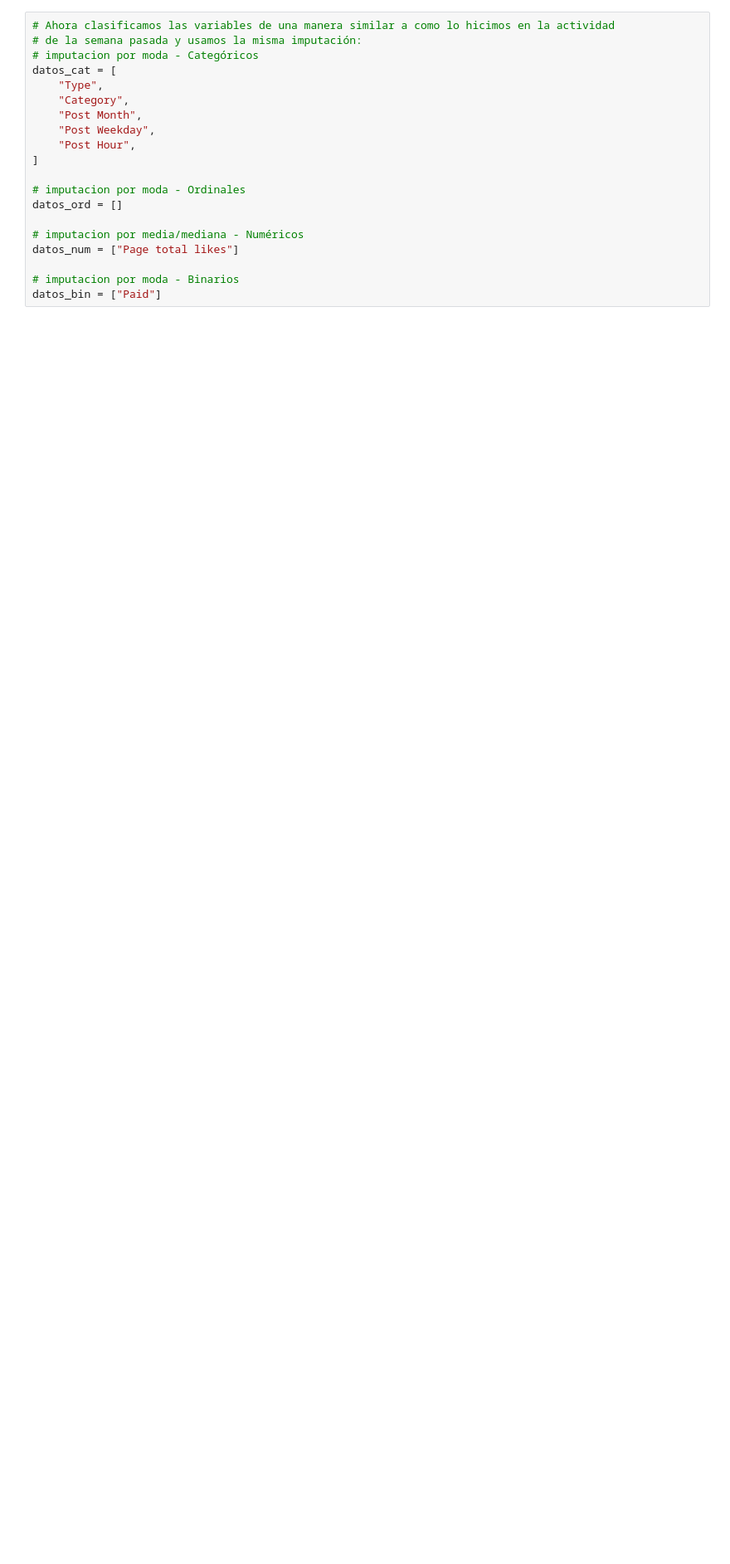
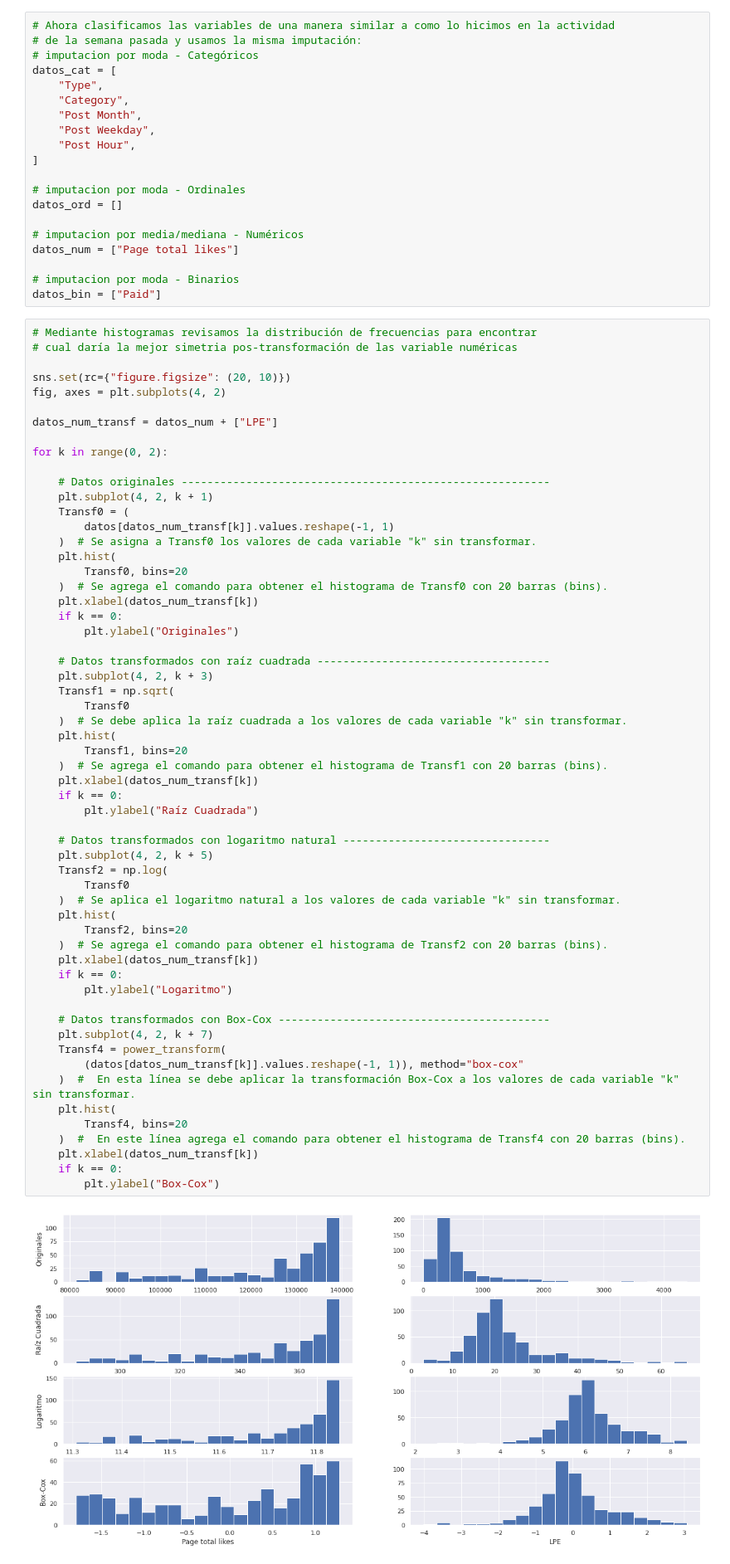
Before and after one commit to Edgar-IAH/IA-Grupo-45, a Jupyter notebook: Semana_7/Redneuronal_Equipo45.ipynb, the cells around one changed output. Shown at 83% size. Saved outputs shown, nothing was run; the diff lists cells and outputs as text; blank space fills up the shorter version.

```diff
--- a/Semana_7/Redneuronal_Equipo45.ipynb
+++ b/Semana_7/Redneuronal_Equipo45.ipynb
@@ -409,6 +410,66 @@ datos_num = ["Page total likes"]
 
 # imputacion por moda - Binarios
 datos_bin = ["Paid"]
+# %%
+# Mediante histogramas revisamos la distribución de frecuencias para encontrar
+# cual daría la mejor simetria pos-transformación de las variable numéricas
+
+sns.set(rc={"figure.figsize": (20, 10)})
+fig, axes = plt.subplots(4, 2)
+
+datos_num_transf = datos_num + ["LPE"]
+
+for k in range(0, 2):
+
+    # Datos originales ---------------------------------------------------------
+    plt.subplot(4, 2, k + 1)
+    Transf0 = (
+        datos[datos_num_transf[k]].values.reshape(-1, 1)
+    )  # Se asigna a Transf0 los valores de cada variable "k" sin transformar.
+    plt.hist(
+        Transf0, bins=20
+    )  # Se agrega el comando para obtener el histograma de Transf0 con 20 barras (bins).
+    plt.xlabel(datos_num_transf[k])
+    if k == 0:
+        plt.ylabel("Originales")
+
+    # Datos transformados con raíz cuadrada ------------------------------------
+    plt.subplot(4, 2, k + 3)
+    Transf1 = np.sqrt(
+        Transf0
+    )  # Se debe aplica la raíz cuadrada a los valores de cada variable "k" sin transformar.
+    plt.hist(
+        Transf1, bins=20
+    )  # Se agrega el comando para obtener el histograma de Transf1 con 20 barras (bins).
+    plt.xlabel(datos_num_transf[k])
+    if k == 0:
+        plt.ylabel("Raíz Cuadrada")
+
+    # Datos transformados con logaritmo natural --------------------------------
+    plt.subplot(4, 2, k + 5)
+    Transf2 = np.log(
+        Transf0
+    )  # Se aplica el logaritmo natural a los valores de cada variable "k" sin transformar.
+    plt.hist(
+        Transf2, bins=20
+    )  # Se agrega el comando para obtener el histograma de Transf2 con 20 barras (bins).
+    plt.xlabel(datos_num_transf[k])
+    if k == 0:
+        plt.ylabel("Logaritmo")
+
+    # Datos transformados con Box-Cox ------------------------------------------
+    plt.subplot(4, 2, k + 7)
+    Transf4 = power_transform(
+        (datos[datos_num_transf[k]].values.reshape(-1, 1)), method="box-cox"
+    )  #  En esta línea se debe aplicar la transformación Box-Cox a los valores de cada variable "k" sin transformar.
+    plt.hist(
+        Transf4, bins=20
+    )  #  En este línea agrega el comando para obtener el histograma de Transf4 con 20 barras (bins).
+    plt.xlabel(datos_num_transf[k])
+    if k == 0:
+        plt.ylabel("Box-Cox")
+# %% [output]
+[figure, added]
 # %%
 #Observamos los conteos por cada clase para todas las variables
 for c in datos_cat+datos_bin:
```
Also changed, not shown: parts of 13 cells of this notebook.
